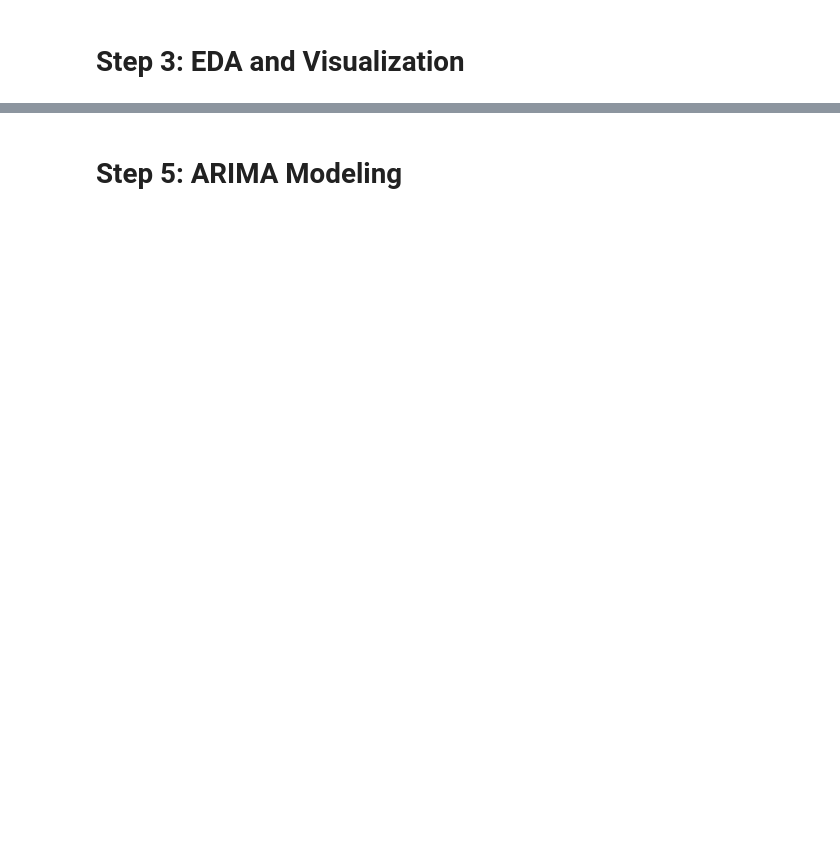
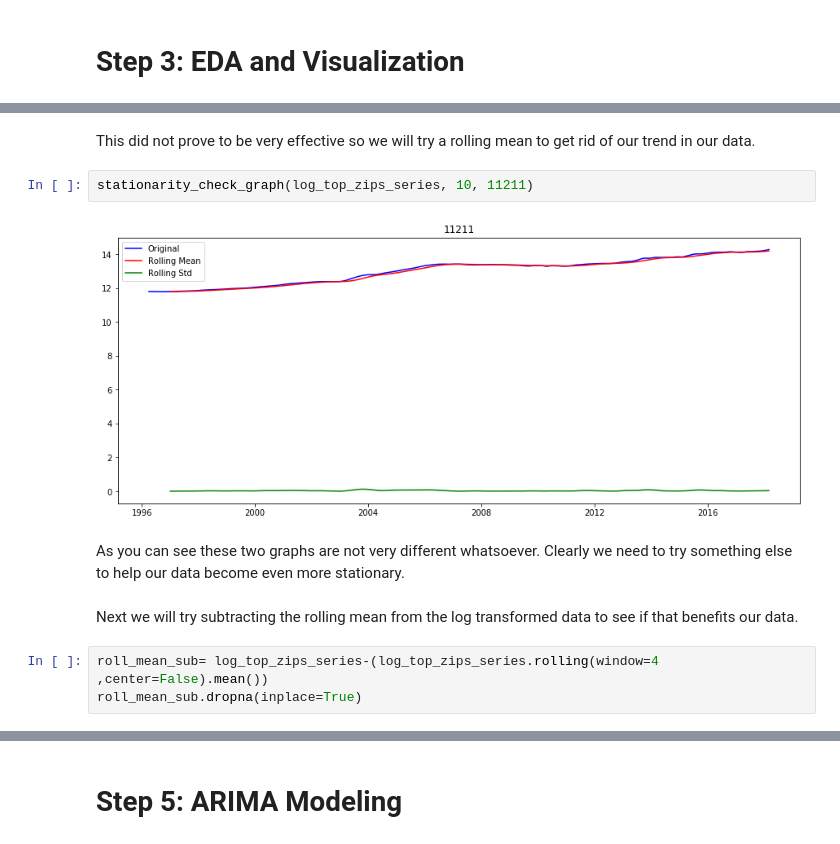
Before and after one commit to gabertooth/dsc-mod-4-project-online-ds-pt-021119, a Jupyter notebook: mod_4_starter_notebook.ipynb, the cells around one changed output, grey strips where cells are left out. Drawn from its saved outputs; the diff is of its cells as text; blank space fills up the shorter version.

```diff
--- a/mod_4_starter_notebook.ipynb
+++ b/mod_4_starter_notebook.ipynb
@@ -168,0 +357,13 @@ def melt_data(df):
+# %% [markdown]
+This did not prove to be very effective so we will try a rolling mean to get rid of our trend in our data.
+# %%
+stationarity_check_graph(log_top_zips_series, 10, 11211)
+# %% [output]
+[figure, added]
+# %% [markdown]
+As you can see these two graphs are not very different whatsoever. Clearly we need to try something else to help our data become even more stationary.
+# %% [markdown]
+Next we will try subtracting the rolling mean from the log transformed data to see if that benefits our data.
+# %%
+roll_mean_sub= log_top_zips_series-(log_top_zips_series.rolling(window=4 ,center=False).mean())
+roll_mean_sub.dropna(inplace=True)
```
Also changed, not shown: parts of 85 cells of this notebook, 1 other file.
